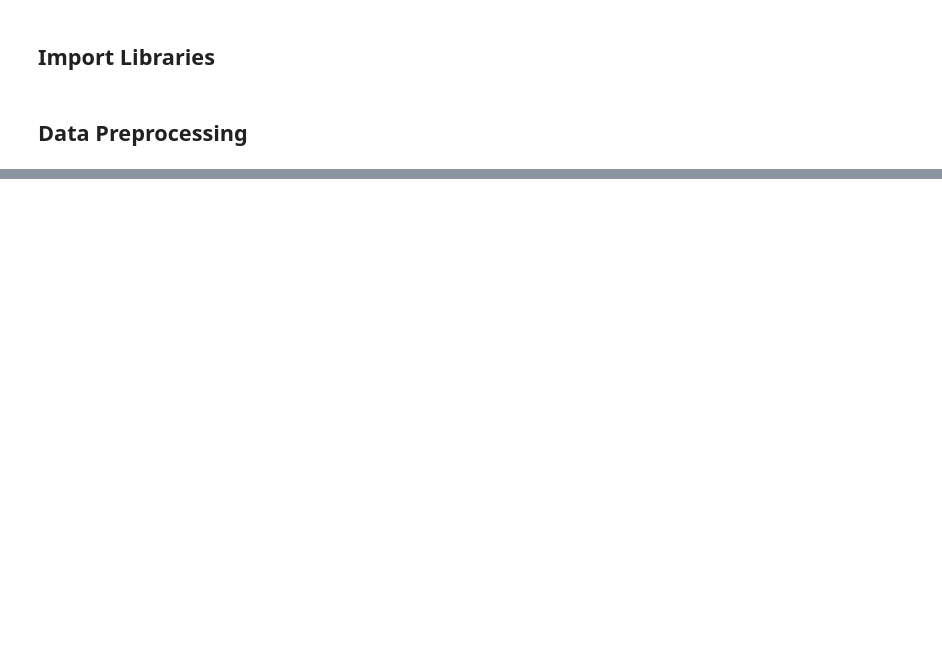
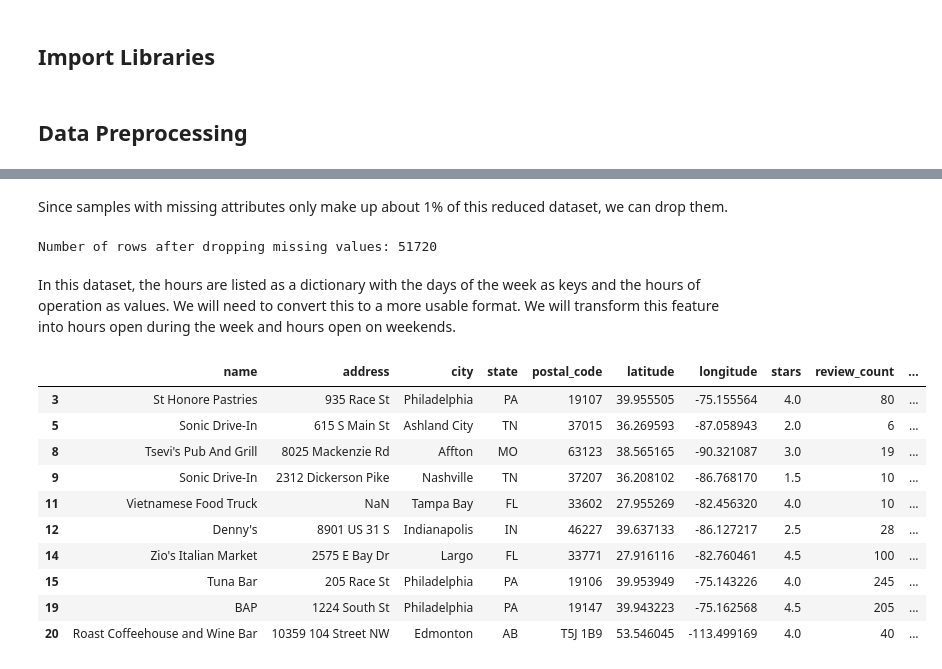
Before and after one commit to ervinp2002/yelp-dataset-analysis, a Jupyter notebook: yelp_analysis.ipynb, the cells around one changed output, grey strips where cells are left out. Cells and saved outputs as stored; diff of their text form; code cells hidden in the pictures; blank space fills up the shorter version.

```diff
--- a/yelp_analysis.ipynb
+++ b/yelp_analysis.ipynb
@@ -28,0 +152,42 @@ checkin_df = pd.read_json('yelp_academic_dataset_checkin.json', lines=True)
+# %% [markdown]
+Since samples with missing attributes only make up about 1% of this reduced dataset, we can drop them.
+# %%
+# Drop rows with missing attributes
+business_df = business_df.dropna(subset=['attributes'])
+
+# Check the number of rows after dropping missing values
+print(f"Number of rows after dropping missing values: {business_df.shape[0]}")
+# %% [output]
+Number of rows after dropping missing values: 51720
+# %% [markdown]
+In this dataset, the hours are listed as a dictionary with the days of the week as keys and the hours of operation as values. We will need to convert this to a more usable format. We will transform this feature into hours open during the week and hours open on weekends.
+# %%
+# Transform the hours column into 2 columns: number of hours open during weekdays and weekends
+def transform_hours(hours):
+    if not isinstance(hours, dict):  # Check if hours is a dictionary
+        return pd.Series([np.nan, np.nan])
+    weekdays = ['Monday', 'Tuesday', 'Wednesday', 'Thursday', 'Friday']
+    weekend = ['Saturday', 'Sunday']
+    weekday_hours = sum([len(v) for k, v in hours.items() if k in weekdays])
+    weekend_hours = sum([len(v) for k, v in hours.items() if k in weekend])
+    return pd.Series([weekday_hours, weekend_hours])
+
+if 'hours' in business_df.columns:
+    business_df[['weekday_hours', 'weekend_hours']] = business_df['hours'].apply(transform_hours)
+    # Drop the original hours column
+    business_df = business_df.drop(columns=['hours'])
+
+# Check the first few rows of the transformed DataFrame
+business_df.head(10)
+# %% [output]
+|  | name | address | city | state | postal_code | latitude | longitude | stars | review_count | ... |
+| 3 | St Honore Pastries | 935 Race St | Philadelphia | PA | 19107 | 39.955505 | -75.155564 | 4.0 | 80 | ... |
+| 5 | Sonic Drive-In | 615 S Main St | Ashland City | TN | 37015 | 36.269593 | -87.058943 | 2.0 | 6 | ... |
+| 8 | Tsevi's Pub And Grill | 8025 Mackenzie Rd | Affton | MO | 63123 | 38.565165 | -90.321087 | 3.0 | 19 | ... |
+| 9 | Sonic Drive-In | 2312 Dickerson Pike | Nashville | TN | 37207 | 36.208102 | -86.768170 | 1.5 | 10 | ... |
+| 11 | Vietnamese Food Truck | NaN | Tampa Bay | FL | 33602 | 27.955269 | -82.456320 | 4.0 | 10 | ... |
+| 12 | Denny's | 8901 US 31 S | Indianapolis | IN | 46227 | 39.637133 | -86.127217 | 2.5 | 28 | ... |
+| 14 | Zio's Italian Market | 2575 E Bay Dr | Largo | FL | 33771 | 27.916116 | -82.760461 | 4.5 | 100 | ... |
+| 15 | Tuna Bar | 205 Race St | Philadelphia | PA | 19106 | 39.953949 | -75.143226 | 4.0 | 245 | ... |
+| 19 | BAP | 1224 South St | Philadelphia | PA | 19147 | 39.943223 | -75.162568 | 4.5 | 205 | ... |
+| 20 | Roast Coffeehouse and Wine Bar | 10359 104 Street NW | Edmonton | AB | T5J 1B9 | 53.546045 | -113.499169 | 4.0 | 40 | ... |
```
Also changed, not shown: parts of 16 cells of this notebook, 1 other file.
